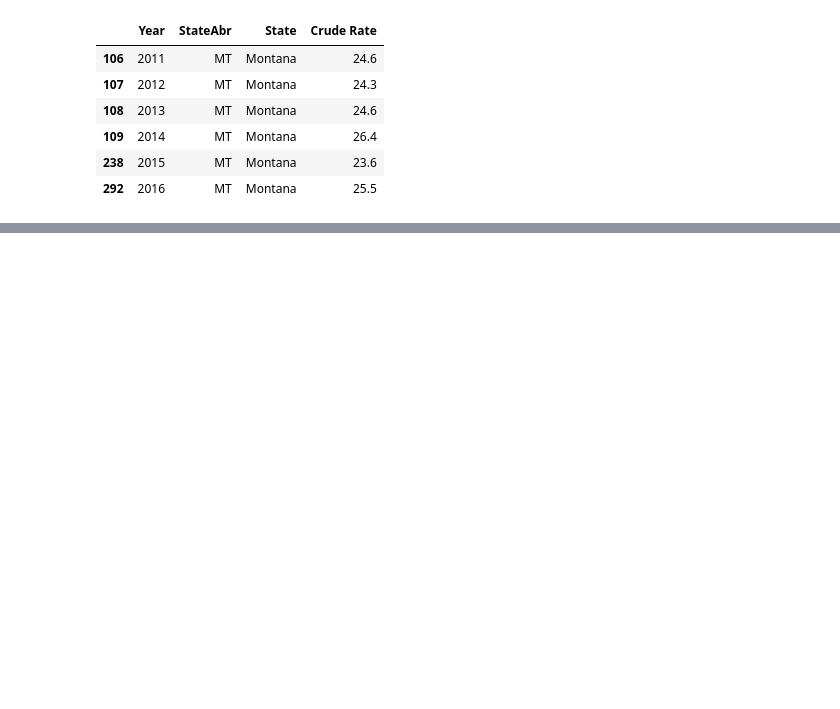
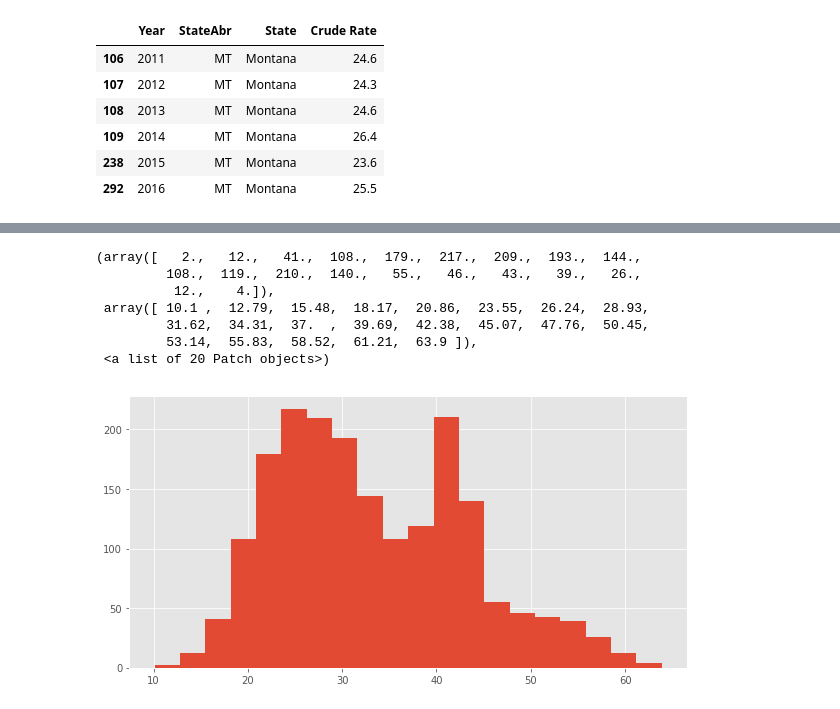
Before and after one commit to ramanujam/USAgriculturePDS, a Jupyter notebook: notebooks/writeup_draft1.ipynb, the cells around one changed output, grey strips where cells are left out. Drawn from its saved outputs; the diff is of its cells as text; code cells hidden in the pictures; blank space fills up the shorter version.

```diff
--- a/notebooks/writeup_draft1.ipynb
+++ b/notebooks/writeup_draft1.ipynb
@@ -424,0 +621,11 @@ obesity_data_state[obesity_data_state['State'] == "Montana"]
+# %%
+plt.hist(obesity_states_features[obesity_states_features['Gender'] == 'Male']['Data_Value'],bins=20)
+# %% [output]
+(array([   2.,   12.,   41.,  108.,  179.,  217.,  209.,  193.,  144.,
+         108.,  119.,  210.,  140.,   55.,   46.,   43.,   39.,   26.,
+          12.,    4.]),
+ array([ 10.1 ,  12.79,  15.48,  18.17,  20.86,  23.55,  26.24,  28.93,
+         31.62,  34.31,  37.  ,  39.69,  42.38,  45.07,  47.76,  50.45,
+         53.14,  55.83,  58.52,  61.21,  63.9 ]),
+ <a list of 20 Patch objects>)
+[figure, added]
```
Also changed, not shown: parts of 17 cells of this notebook, 5 other files.
